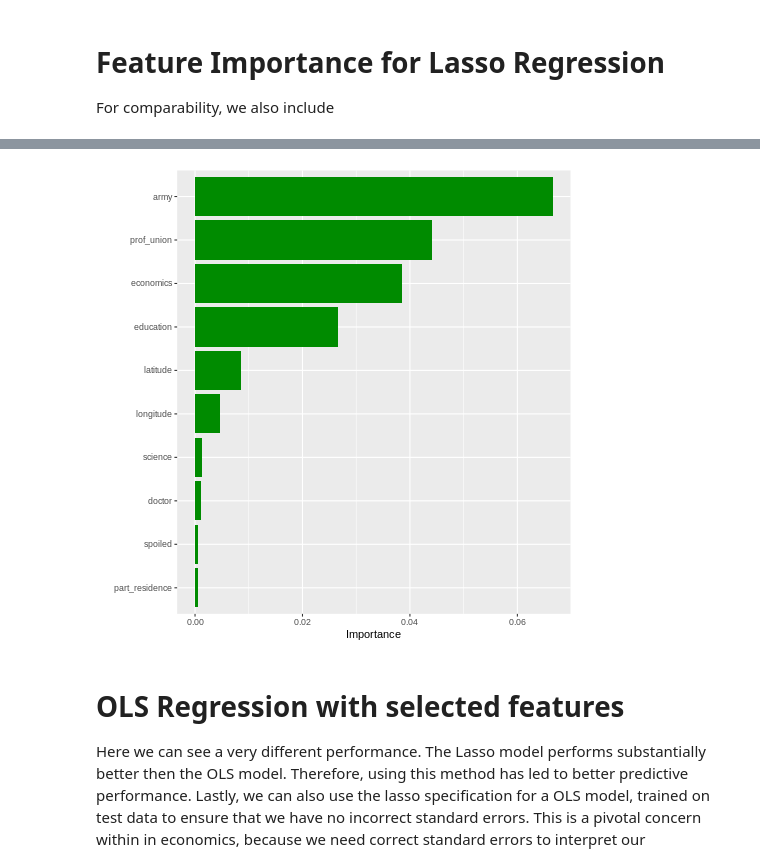
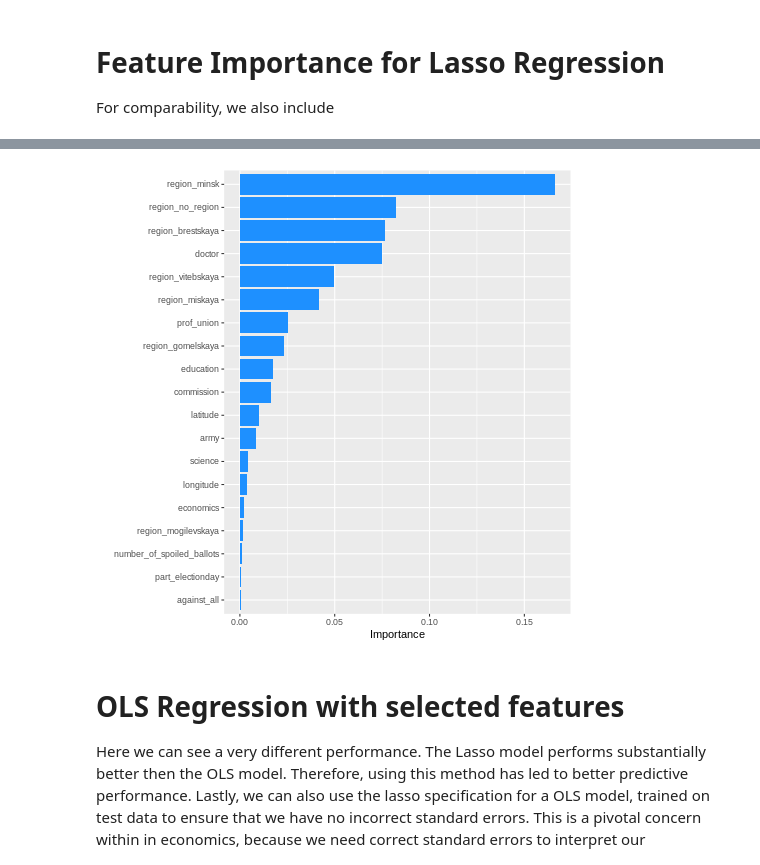
Before and after one commit to danielsaggau/Elections-Belarus, a Jupyter notebook: Belarus_ML_Full_Analysis.ipynb, the cells around one changed output, grey strips where cells are left out. Saved outputs shown, nothing was run; the diff lists cells and outputs as text; code cells hidden in the pictures.

```diff
--- a/Belarus_ML_Full_Analysis.ipynb
+++ b/Belarus_ML_Full_Analysis.ipynb
@@ -396,12 +242,15 @@ Group variables            None
 # %%
 %%R
+data = read_excel("df_merge_d.xlsx")
+data = select(data, -c("Dmitriev","Kanopatskaya","Lukashenko","Tikhanovskaya","Cherechen")) # removing other candidate votes
+colnames(data)[1:12] = c("total", "received","took_part","part_early","part_residence","part_electionday", "dropped","against_all","invalid","commission","spoiled","unused")
+data = data[c(24:31,1:23)] # reorder variables
+data = data[c(30, 1:29, 31)]
 
 p = ncol(data) -1
 n <- nrow(data)
-
 ind_train = sample(x = 1:n, size = ceiling(0.66 * n))
 set_train = data[ind_train,]
 ind_test = setdiff(x=1:n, ind_train)
 set_test = data[ind_test,]
-skim(set_train)
 # %% [output]
@@ -577,9 +396,9 @@ R[write to console]: The following object is masked from ‘package:utils’:
 # %%
 %%R
 # backward <- step(model_lasso, direction = "backward", trace = 0)
-vip(model_lasso, width = 0.5, aesthetics = list(fill = "green4"))
+vip(model_lasso, width = 0.5, aesthetics = list(fill = "dodgerblue1"), num_features= 19)
 # %% [output]
-[figure, old version]
+[figure, new version]
 # %% [markdown]
 # OLS Regression with selected features
 
```
Also changed, not shown: parts of 52 cells of this notebook.
